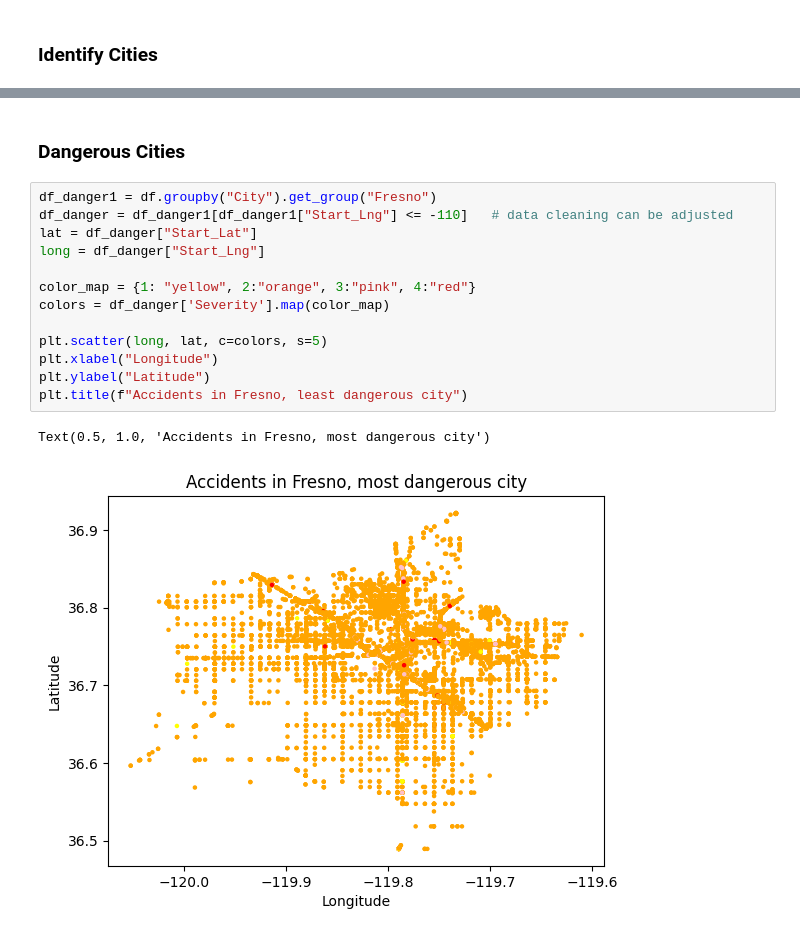
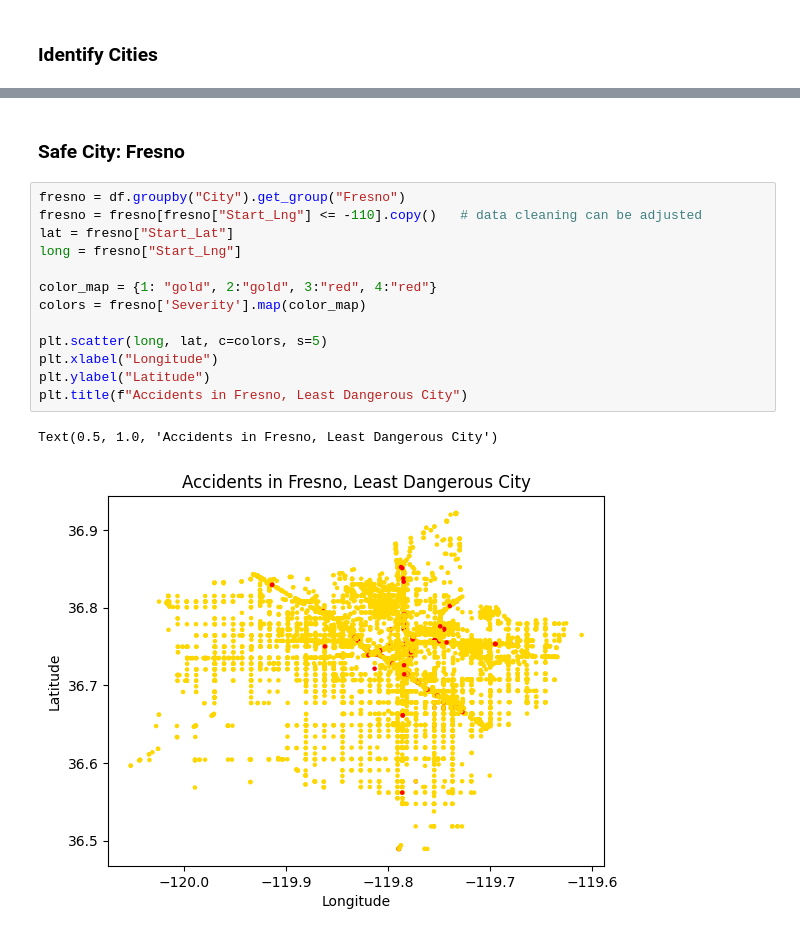
Before and after one commit to ethygers/vol3-data-and-modeling, a Jupyter notebook: superlative_cities.ipynb, the cells around one changed output, grey strips where cells are left out. Saved outputs shown, nothing was run; the diff lists cells and outputs as text.

```diff
--- a/superlative_cities.ipynb
+++ b/superlative_cities.ipynb
@@ -121,18 +98,18 @@ print(identify_cities(df))
 # %% [markdown]
-### Dangerous Cities
+### Safe City: Fresno
 # %%
-df_danger1 = df.groupby("City").get_group("Fresno")
-df_danger = df_danger1[df_danger1["Start_Lng"] <= -110]   # data cleaning can be adjusted
-lat = df_danger["Start_Lat"]
-long = df_danger["Start_Lng"]
+fresno = df.groupby("City").get_group("Fresno")
+fresno = fresno[fresno["Start_Lng"] <= -110].copy()   # data cleaning can be adjusted
+lat = fresno["Start_Lat"]
+long = fresno["Start_Lng"]
 
-color_map = {1: "yellow", 2:"orange", 3:"pink", 4:"red"}
-colors = df_danger['Severity'].map(color_map)
+color_map = {1: "gold", 2:"gold", 3:"red", 4:"red"}
+colors = fresno['Severity'].map(color_map)
 
 plt.scatter(long, lat, c=colors, s=5)
 plt.xlabel("Longitude")
 plt.ylabel("Latitude")
-plt.title(f"Accidents in Fresno, least dangerous city")
+plt.title(f"Accidents in Fresno, Least Dangerous City")
 # %% [output]
-Text(0.5, 1.0, 'Accidents in Fresno, most dangerous city')
+Text(0.5, 1.0, 'Accidents in Fresno, Least Dangerous City')
-[figure, old version]
+[figure, new version]
```
Also changed, not shown: parts of 13 cells of this notebook.
